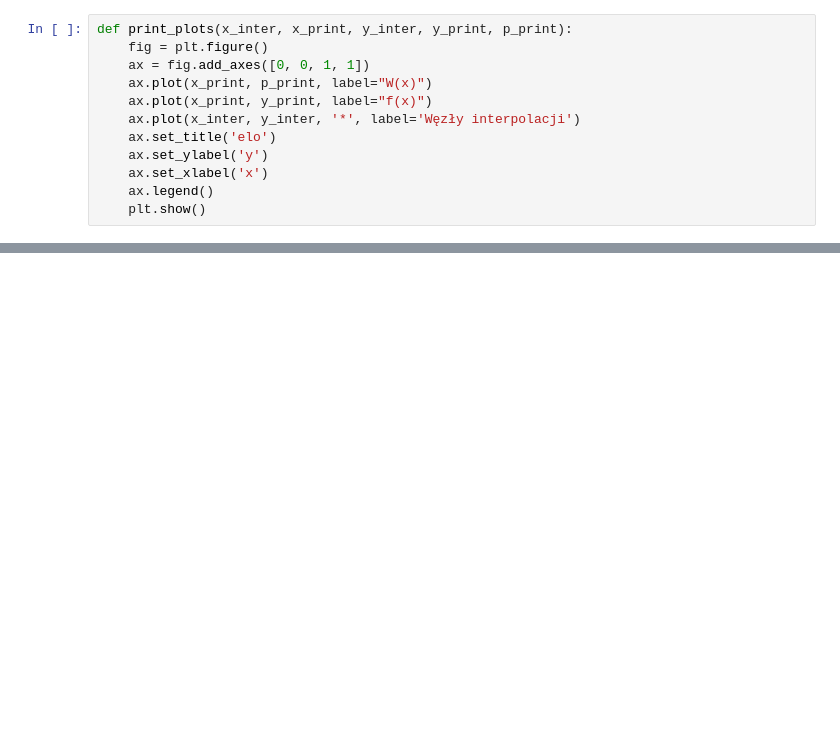
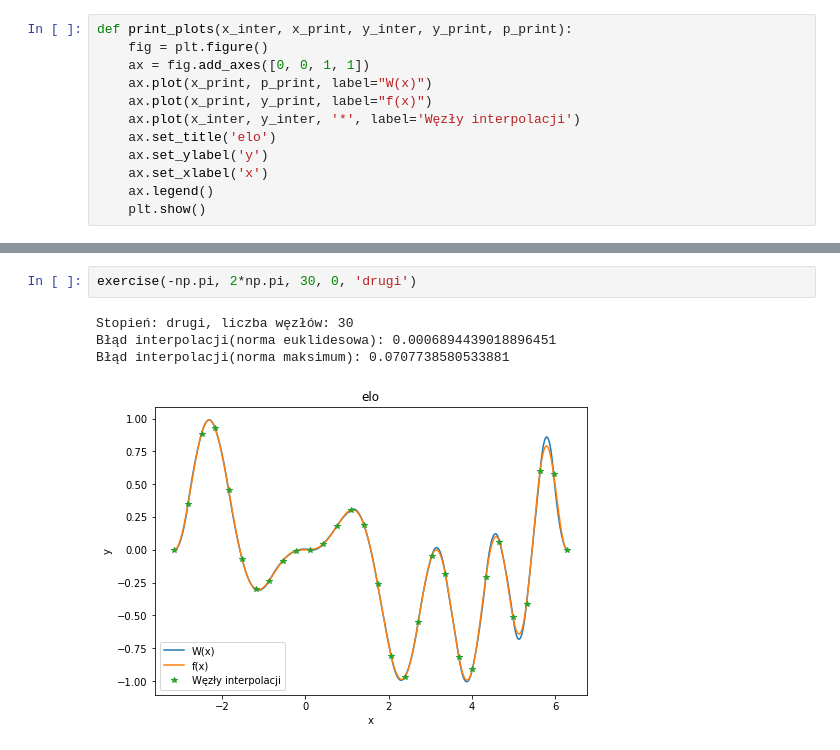
Before and after one commit to pawlooss1/MOwNiT, a Jupyter notebook: lab6/Spline.ipynb, the cells around one changed output, grey strips where cells are left out. Drawn from its saved outputs; the diff is of its cells as text; blank space fills up the shorter version.

```diff
--- a/lab6/Spline.ipynb
+++ b/lab6/Spline.ipynb
@@ -147,0 +148,7 @@ Błąd interpolacji(norma maksimum): 0.980093369500881
+# %%
+exercise(-np.pi, 2*np.pi, 30, 0, 'drugi')
+# %% [output]
+Stopień: drugi, liczba węzłów: 30
+Błąd interpolacji(norma euklidesowa): 0.0006894439018896451
+Błąd interpolacji(norma maksimum): 0.0707738580533881
+[figure, added]
```
Also changed, not shown: parts of 2 cells of this notebook, 7 other files.
